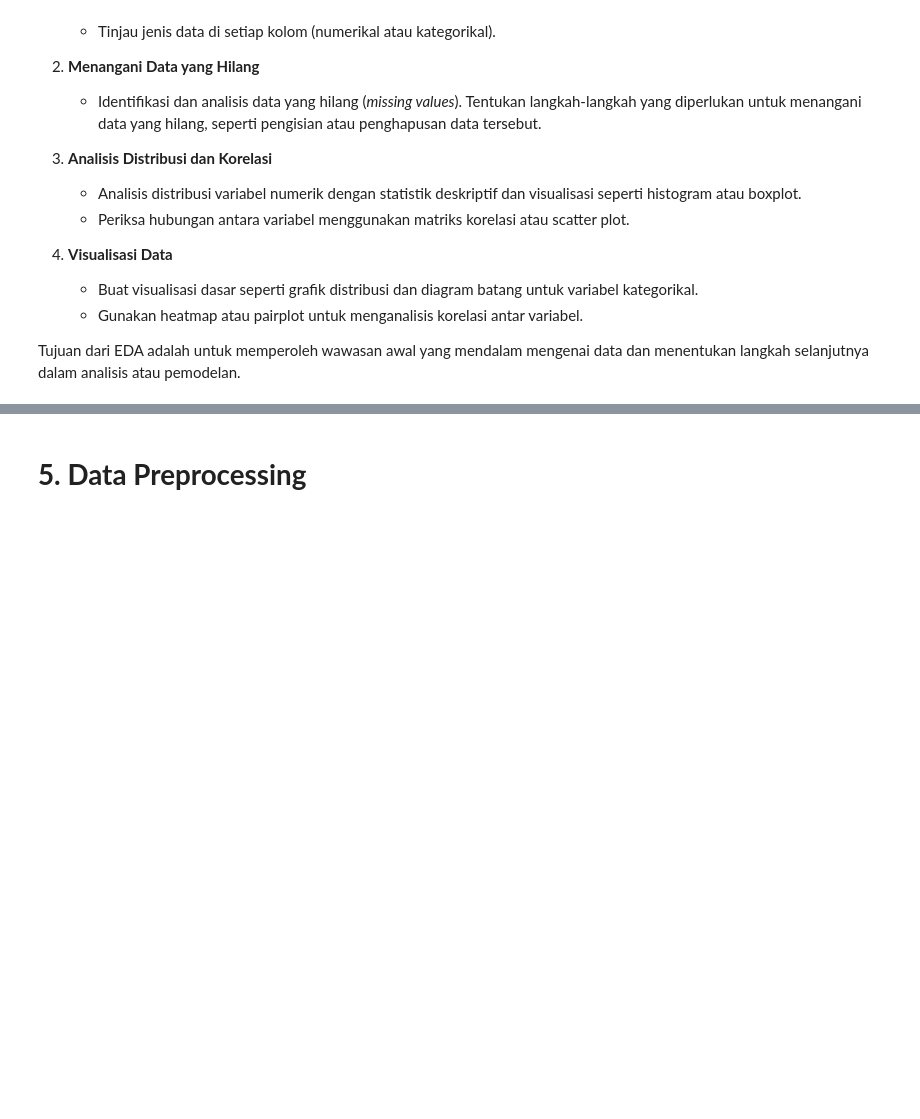
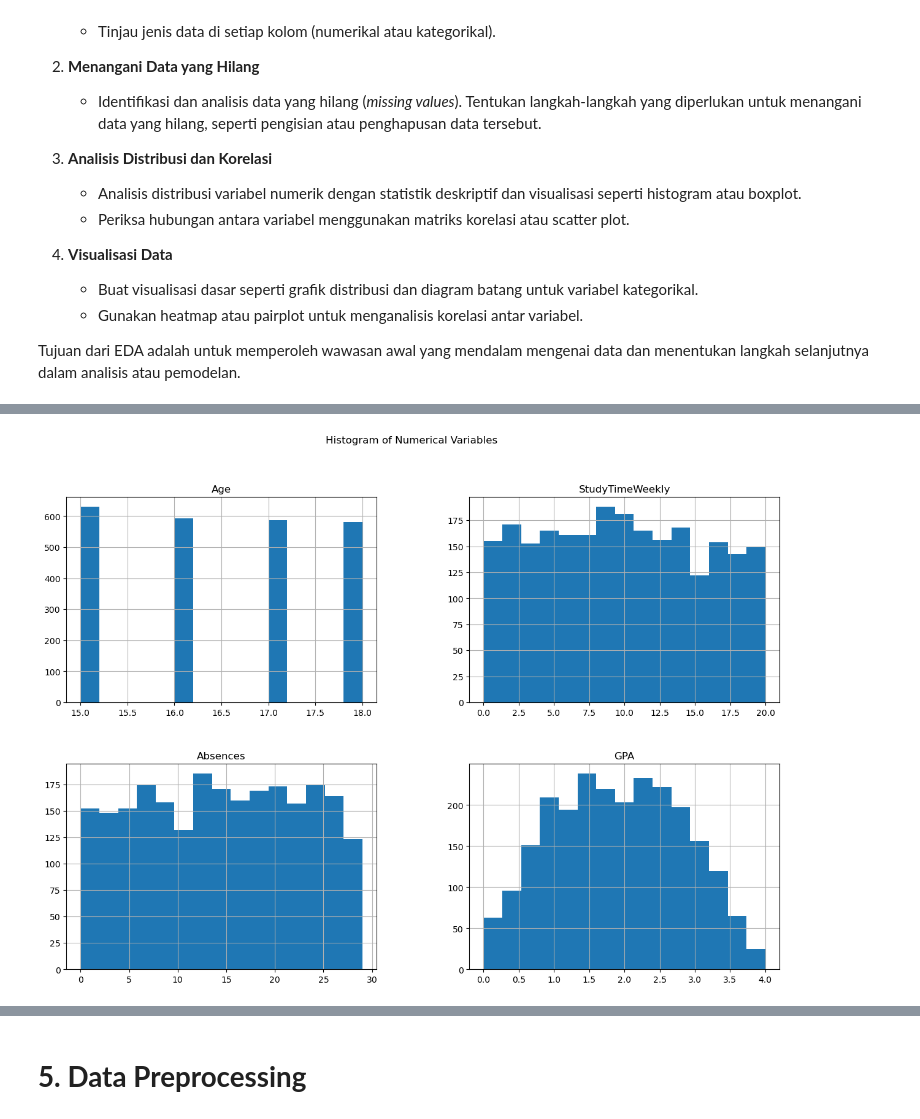
Before and after one commit to daaffalbari/submission-ml, a Jupyter notebook: [Clustering]_Submission_Akhir_BMLP_Daffa_Albari.ipynb, the cells around one changed output, grey strips where cells are left out. Cells and saved outputs as stored; diff of their text form; code cells hidden in the pictures; blank space fills up the shorter version.

```diff
--- a/[Clustering]_Submission_Akhir_BMLP_Daffa_Albari.ipynb
+++ b/[Clustering]_Submission_Akhir_BMLP_Daffa_Albari.ipynb
@@ -35,3 +129,6 @@ Pada tahap ini, Anda perlu memuat dataset ke dalam notebook. Jika dataset dalam
 Jika dataset berada di Google Drive, pastikan Anda menghubungkan Google Drive ke Colab terlebih dahulu. Setelah dataset berhasil dimuat, langkah berikutnya adalah memeriksa kesesuaian data dan siap untuk dianalisis lebih lanjut.
 # %%
 #Type your code here
+df = pd.read_csv('./data/student_performances.csv')
+
+df.head()
@@ -60,0 +242,4 @@ Tujuan dari EDA adalah untuk memperoleh wawasan awal yang mendalam mengenai data
+# %%
+# Analisis statistik deskriptif untuk variabel numerik
+numerical_columns = ['Age', 'StudyTimeWeekly', 'Absences', 'GPA']
+df[numerical_columns].describe()
@@ -60,0 +256,7 @@ Tujuan dari EDA adalah untuk memperoleh wawasan awal yang mendalam mengenai data
+# %%
+# Visualisasi histogram untuk variabel numerik
+df[numerical_columns].hist(bins=15, figsize=(15, 10), layout=(2, 2))
+plt.suptitle('Histogram of Numerical Variables')
+plt.show()
+# %% [output]
+[figure, added]
```
Also changed, not shown: parts of 27 cells of this notebook, 3 other files.
